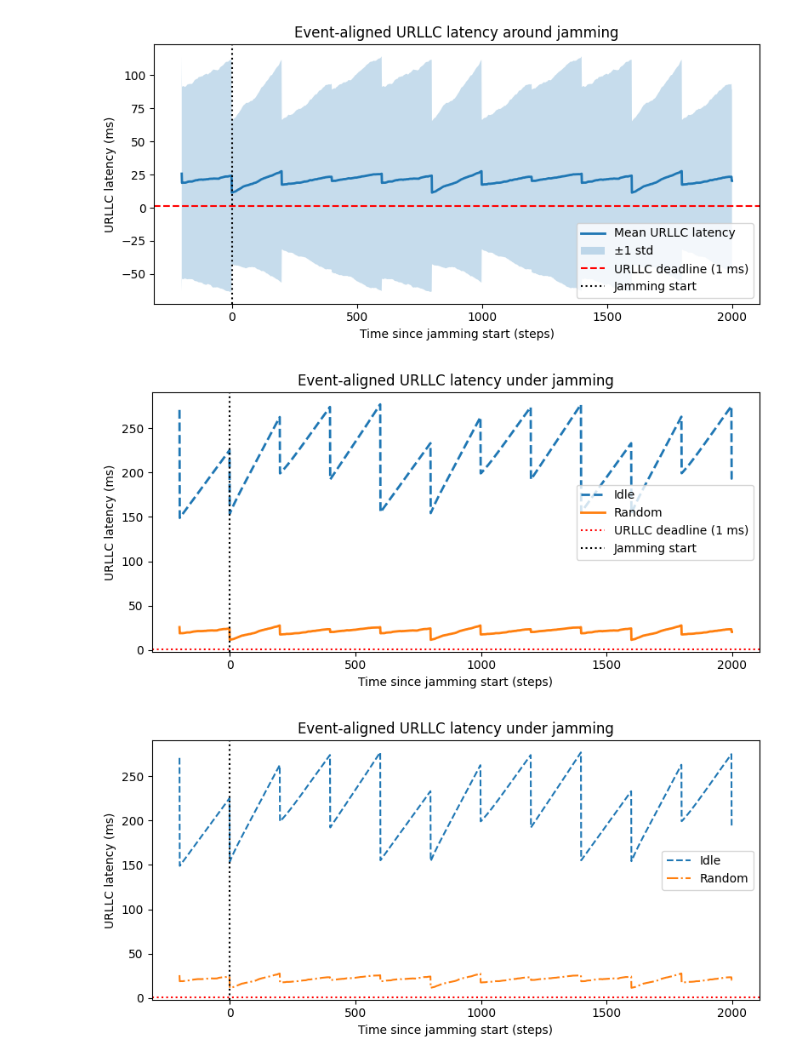
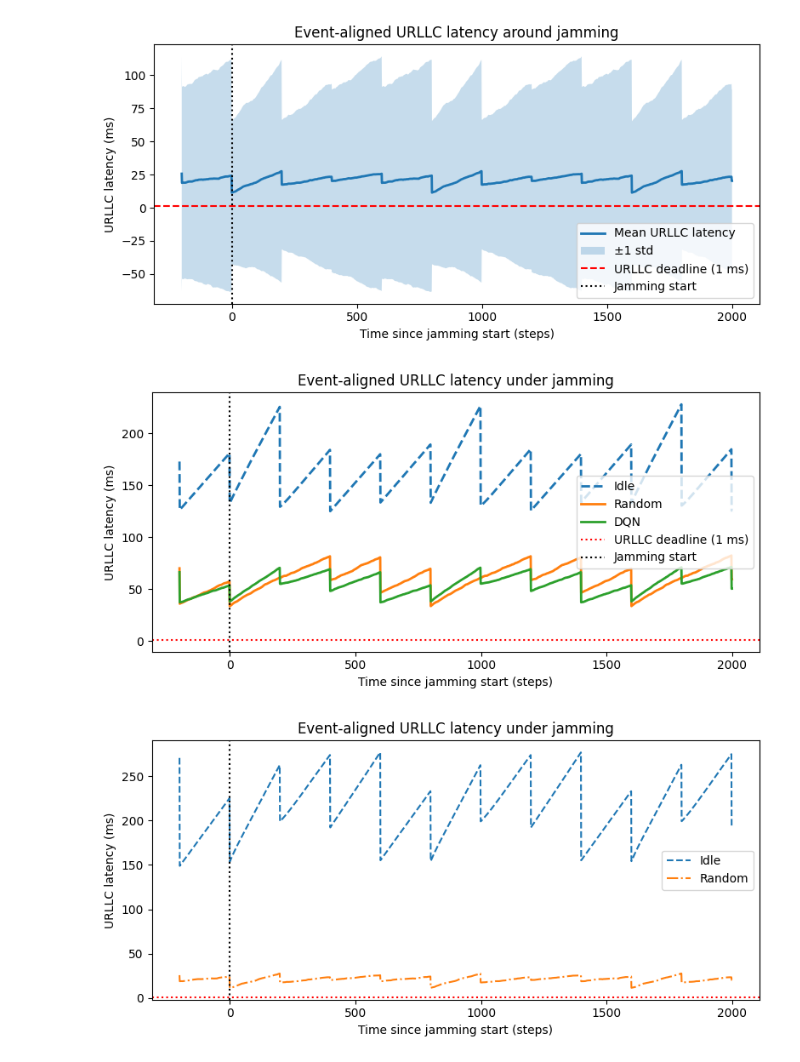
Before and after one commit to ElaheDlv/Resilient_PRB_allocation, a Jupyter notebook: backend/notebooks/validation.ipynb, the cells around one changed output. Cells and saved outputs as stored; diff of their text form; code cells hidden in the pictures.

```diff
--- a/backend/notebooks/validation.ipynb
+++ b/backend/notebooks/validation.ipynb
@@ -633,12 +635,18 @@ def event_aligned_latency_summary(event_file,
     summary["latency_ms"] = summary["latency_sec"] * 1000.0
     return summary
 # %%
-IDLE_EVENT_FILE = "../tb_logs/res_validator/idle__20260114_104940__res18_off0_const5_per8000_dur2000/events.out.tfevents.1768405780.elahe-LEGION-T7-34IAS10.557366.0"
-RANDOM_EVENT_FILE = "../tb_logs/res_validator/random__20260114_103447__res18_off0_const5_per8000_dur2000/events.out.tfevents.1768404887.elahe-LEGION-T7-34IAS10.555124.0"
-#DQN_EVENT_FILE = "../tb_logs/res_validator/dqn__20260114_133939__res18_off0_const5_per8000_dur2000/events.out.tfevents.1768423979.elahe-LEGION-T7-34IAS10.599999.0"
+# IDLE_EVENT_FILE = "../tb_logs/res_validator/idle__20260114_104940__res18_off0_const5_per8000_dur2000/events.out.tfevents.1768405780.elahe-LEGION-T7-34IAS10.557366.0"
+# RANDOM_EVENT_FILE = "../tb_logs/res_validator/random__20260114_103447__res18_off0_const5_per8000_dur2000/events.out.tfevents.1768404887.elahe-LEGION-T7-34IAS10.555124.0"
+# DQN_EVENT_FILE = "../tb_logs/res_validator/xAppResilientDQNAllocator_20260114_145436_step499500__20260114_180159__res18_off0_const5_per8000_dur2000/events.out.tfevents.1768431719.elahe-LEGION-T7-34IAS10.598494.0"
+
+IDLE_EVENT_FILE = "../tb_logs/res_validator/idle__20260115_071424__res18_off0_const5_per8000_dur2000/events.out.tfevents.1768479264.elahe-LEGION-T7-34IAS10.631069.0"
+RANDOM_EVENT_FILE = "../tb_logs/res_validator/random__20260115_065759__res18_off0_const5_per8000_dur2000/events.out.tfevents.1768478279.elahe-LEGION-T7-34IAS10.629126.0"
+DQN_EVENT_FILE = "../tb_logs/res_validator/xAppResilientDQNAllocator_20260114_180632_step499500__20260115_064118__res18_off0_const5_per8000_dur2000/events.out.tfevents.1768477278.elahe-LEGION-T7-34IAS10.622962.0"
+
+
 idle_summary   = event_aligned_latency_summary(IDLE_EVENT_FILE)
 random_summary = event_aligned_latency_summary(RANDOM_EVENT_FILE)
-#dqn_summary    = event_aligned_latency_summary(DQN_EVENT_FILE)
+dqn_summary    = event_aligned_latency_summary(DQN_EVENT_FILE)
 # %%
 URLLC_DEADLINE_MS = 1.0
 
@@ -646,38 +654,38 @@ plt.figure(figsize=(8, 4))
 
 plt.plot(idle_summary["t_rel"],
          idle_summary["latency_ms"],
          label="Idle",
          linewidth=2,
          linestyle="--")
 
 plt.plot(random_summary["t_rel"],
          random_summary["latency_ms"],
          label="Random",
          linewidth=2)
 
-# plt.plot(dqn_summary["t_rel"],
-#          dqn_summary["latency_ms"],
-#          label="DQN",
-#          linewidth=2)
+plt.plot(dqn_summary["t_rel"],
+         dqn_summary["latency_ms"],
+         label="DQN",
+         linewidth=2)
 
 plt.axhline(URLLC_DEADLINE_MS,
             color="red",
             linestyle=":",
             label="URLLC deadline (1 ms)")
 
 plt.axvline(0,
             color="black",
             linestyle=":",
             label="Jamming start")
 
 plt.xlabel("Time since jamming start (steps)")
 plt.ylabel("URLLC latency (ms)")
 plt.title("Event-aligned URLLC latency under jamming")
 plt.legend()
 plt.tight_layout()
 plt.show()
 # %% [output]
-[figure, old version]
+[figure, new version]
 # %%
 idle_summary = event_aligned_latency_summary(
     event_file=IDLE_EVENT_FILE
```
Also changed, not shown: parts of 39 cells of this notebook, 4 other files.
